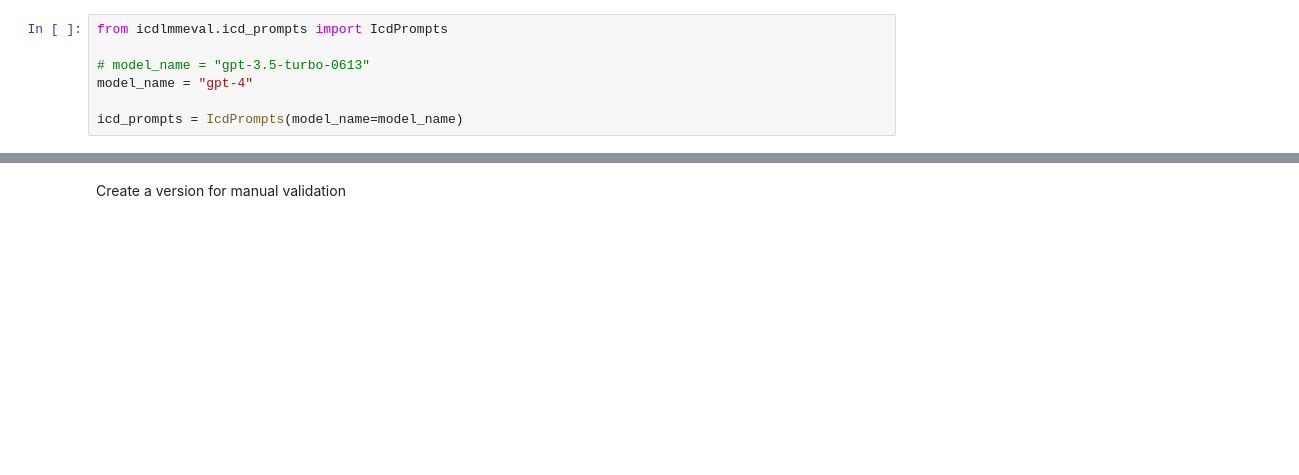
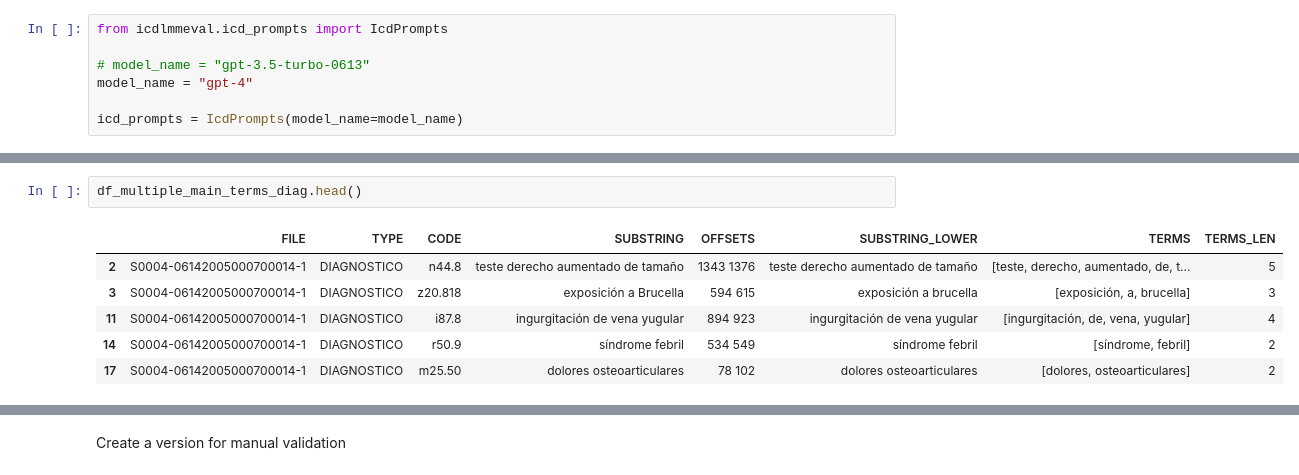
Before and after one commit to putssander/icdllmeval, a Jupyter notebook: notebooks/extract_main.ipynb, the cells around one changed output, grey strips where cells are left out. Cells and saved outputs as stored; diff of their text form; blank space fills up the shorter version.

```diff
--- a/notebooks/extract_main.ipynb
+++ b/notebooks/extract_main.ipynb
@@ -127,0 +162,9 @@ examples = json.loads(f.read())
+# %%
+df_multiple_main_terms_diag.head()
+# %% [output]
+|  | FILE | TYPE | CODE | SUBSTRING | OFFSETS | SUBSTRING_LOWER | TERMS | TERMS_LEN |
+| 2 | S0004-06142005000700014-1 | DIAGNOSTICO | n44.8 | teste derecho aumentado de tamaño | 1343 1376 | teste derecho aumentado de tamaño | [teste, derecho, aumentado, de, t... | 5 |
+| 3 | S0004-06142005000700014-1 | DIAGNOSTICO | z20.818 | exposición a Brucella | 594 615 | exposición a brucella | [exposición, a, brucella] | 3 |
+| 11 | S0004-06142005000700014-1 | DIAGNOSTICO | i87.8 | ingurgitación de vena yugular | 894 923 | ingurgitación de vena yugular | [ingurgitación, de, vena, yugular] | 4 |
+| 14 | S0004-06142005000700014-1 | DIAGNOSTICO | r50.9 | síndrome febril | 534 549 | síndrome febril | [síndrome, febril] | 2 |
+| 17 | S0004-06142005000700014-1 | DIAGNOSTICO | m25.50 | dolores osteoarticulares | 78 102 | dolores osteoarticulares | [dolores, osteoarticulares] | 2 |
```
Also changed, not shown: parts of 21 cells of this notebook, 9 other files.
